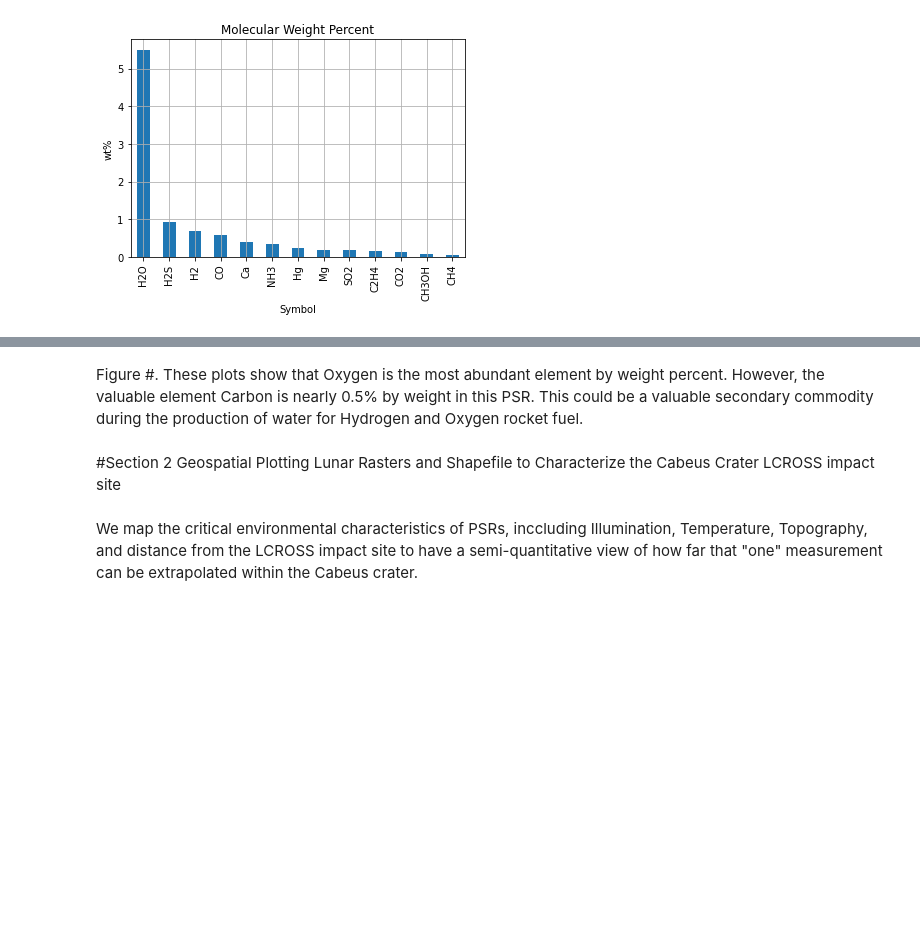
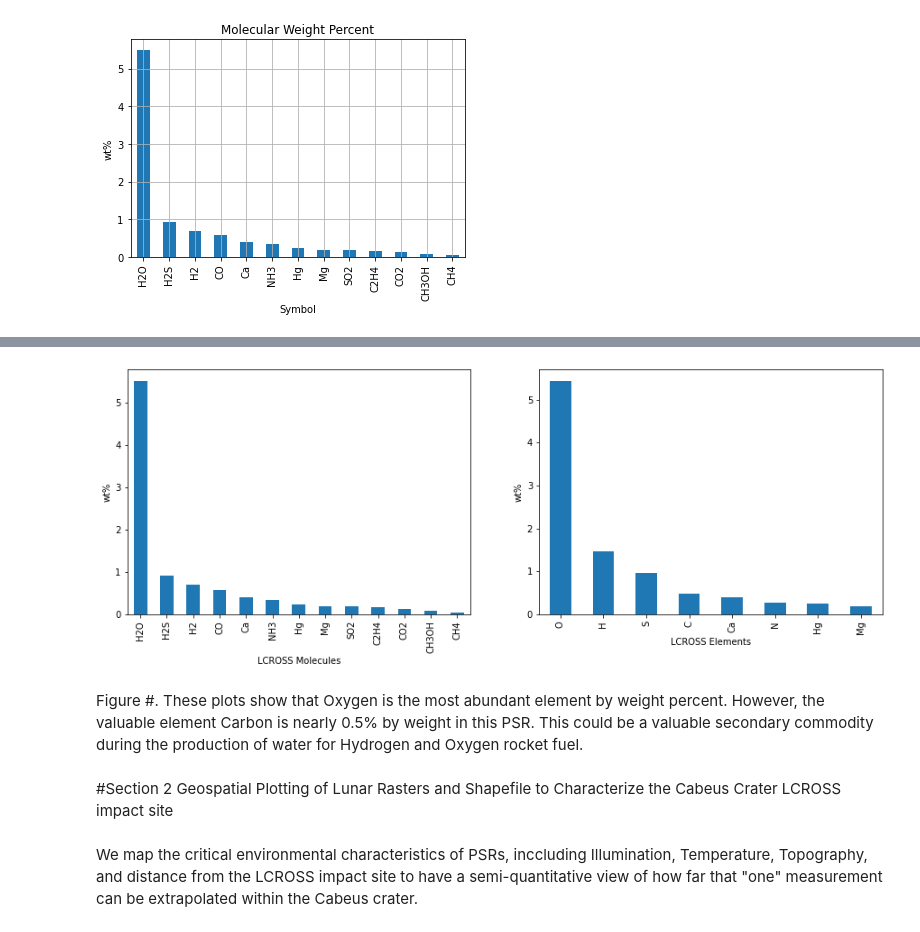
Before and after one commit to denizd1/GEOL557_Project, a Jupyter notebook: Week5_DEM_Solar_llumination_Shapefiles_hillshade_contours_FridayDraft_2020_11_20.ipynb, the cells around one changed output, grey strips where cells are left out. Drawn from its saved outputs; the diff is of its cells as text; code cells hidden in the pictures; blank space fills up the shorter version.

```diff
--- a/Week5_DEM_Solar_llumination_Shapefiles_hillshade_contours_FridayDraft_2020_11_20.ipynb
+++ b/Week5_DEM_Solar_llumination_Shapefiles_hillshade_contours_FridayDraft_2020_11_20.ipynb
@@ -172,7 +179,14 @@ plt.show()
+# %%
+fig, axes = plt.subplots(nrows=1, ncols=2, figsize=[15,5])
+df[["Symbol","Concentration (wt%)"]].plot(ax=axes[0], x='Symbol', kind='bar', legend=False, ylabel='wt%', xlabel='LCROSS Molecules')
+df_elem_sort[["Element", "ElementWt%"]].plot(ax=axes[1], x='Element', kind='bar',legend=False, ylabel='wt%', xlabel='LCROSS Elements');
+plt.show()
+# %% [output]
+[figure, added]
 # %% [markdown]
 Figure #. These plots show that Oxygen is the most abundant element by weight percent. However, the valuable element Carbon is nearly 0.5% by weight in this PSR. This could be a valuable secondary commodity during the production of water for Hydrogen and Oxygen rocket fuel.
 # %% [markdown]
-#Section 2 Geospatial Plotting Lunar Rasters and Shapefile to Characterize the Cabeus Crater LCROSS impact site
+#Section 2 Geospatial Plotting of Lunar Rasters and Shapefile to Characterize the Cabeus Crater LCROSS impact site
 # %% [markdown]
 We map the critical environmental characteristics of PSRs, inccluding Illumination, Temperature, Topography, and distance from the LCROSS impact site to have a semi-quantitative view of how far that "one" measurement can be extrapolated within the Cabeus crater.
 # %%
```
Also changed, not shown: parts of 14 cells of this notebook.
